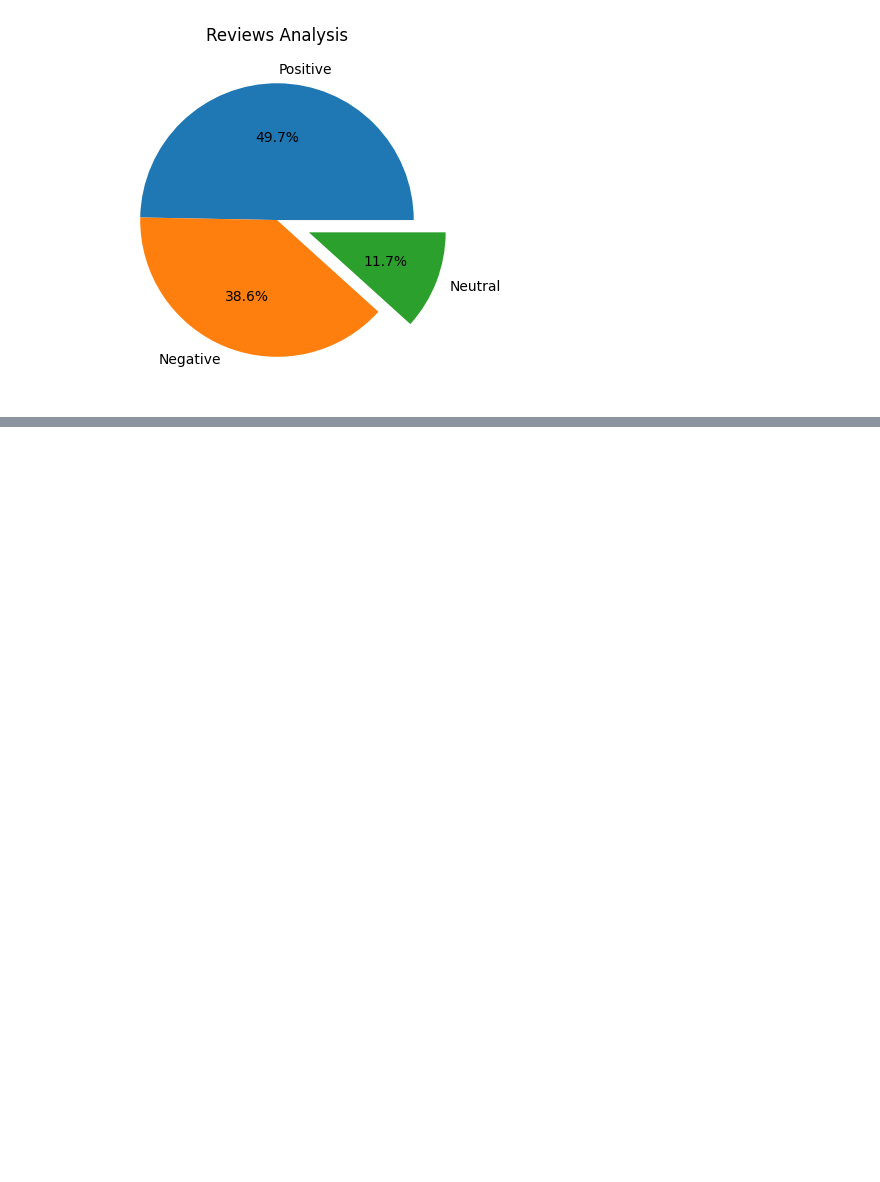
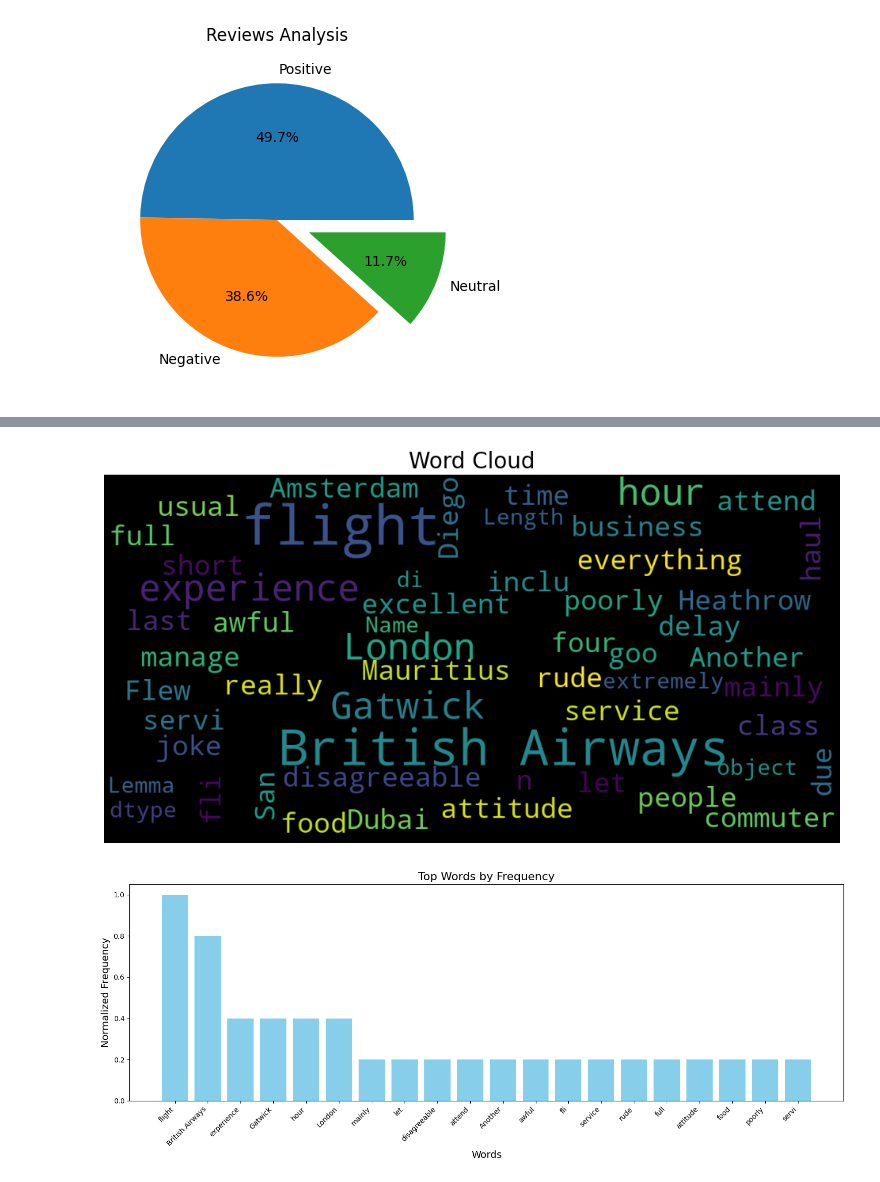
Before and after one commit to Rajashree-Rajagopal/Customer-Sentiment-Analysis-for-British-Airways, a Jupyter notebook: Webscraping and Sentiment Analysis.ipynb, the cells around one changed output, grey strips where cells are left out. Cells and saved outputs as stored; diff of their text form; code cells hidden in the pictures; blank space fills up the shorter version.

```diff
--- a/Webscraping and Sentiment Analysis.ipynb
+++ b/Webscraping and Sentiment Analysis.ipynb
@@ -306,0 +349,46 @@ df.to_csv("BA_reviews.csv")
+# %%
+import matplotlib.pyplot as plt
+from wordcloud import WordCloud, STOPWORDS
+
+# Assuming the data `df['Lemma']` is preprocessed and available
+def show_wordcloud_and_barplot(data):
+    # Generate the word cloud
+    stopwords = set(STOPWORDS)
+    wordcloud = WordCloud(
+        background_color='black',
+        stopwords=stopwords,
+        max_words=100,
+        max_font_size=30,
+        scale=3,
+        random_state=1
+    ).generate(str(data))
+
+    # Display the word cloud
+    plt.figure(figsize=(12, 12))
+    plt.axis('off')
+    plt.imshow(wordcloud)
+    plt.title("Word Cloud", fontsize=20)
+    plt.show()
+
+    # Extract word frequencies from the word cloud
+    word_freq = wordcloud.words_  # This returns a dictionary of words and their frequencies
+
+    # Convert the dictionary into two lists for plotting
+    words = list(word_freq.keys())
+    frequencies = list(word_freq.values())
+
+    # Create a bar plot with the top words
+    plt.figure(figsize=(15, 6))
+    plt.bar(words[:20], frequencies[:20], color='skyblue')  # Display the top 20 words
+    plt.xticks(rotation=45, ha='right')
+    plt.xlabel('Words', fontsize=14)
+    plt.ylabel('Normalized Frequency', fontsize=14)
+    plt.title('Top Words by Frequency', fontsize=16)
+    plt.tight_layout()
+    plt.show()
+
+# Call the function
+show_wordcloud_and_barplot(dataset['Lemma'])
+# %% [output]
+[figure, added]
+[figure, added]
```
Also changed, not shown: parts of 3 cells of this notebook, 1 other file.
